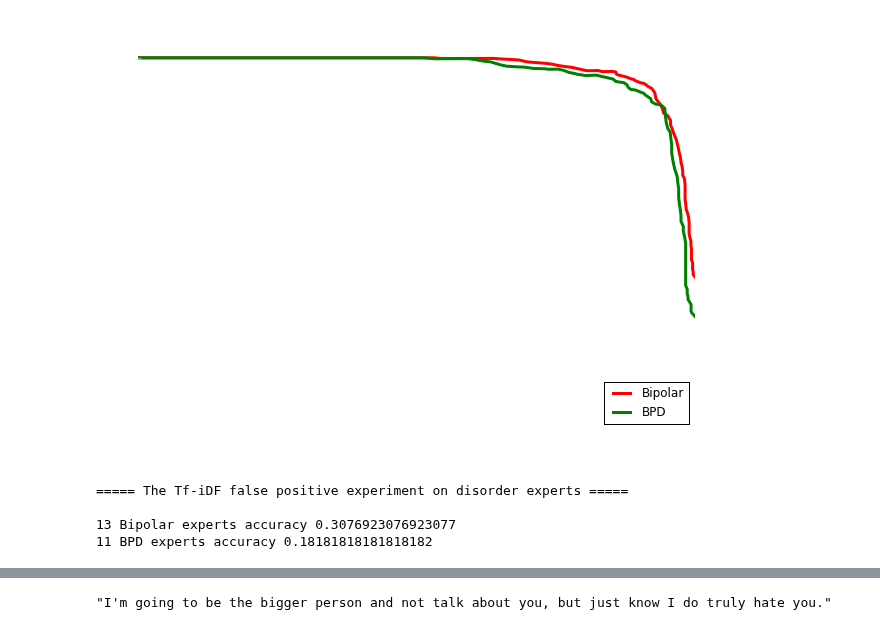
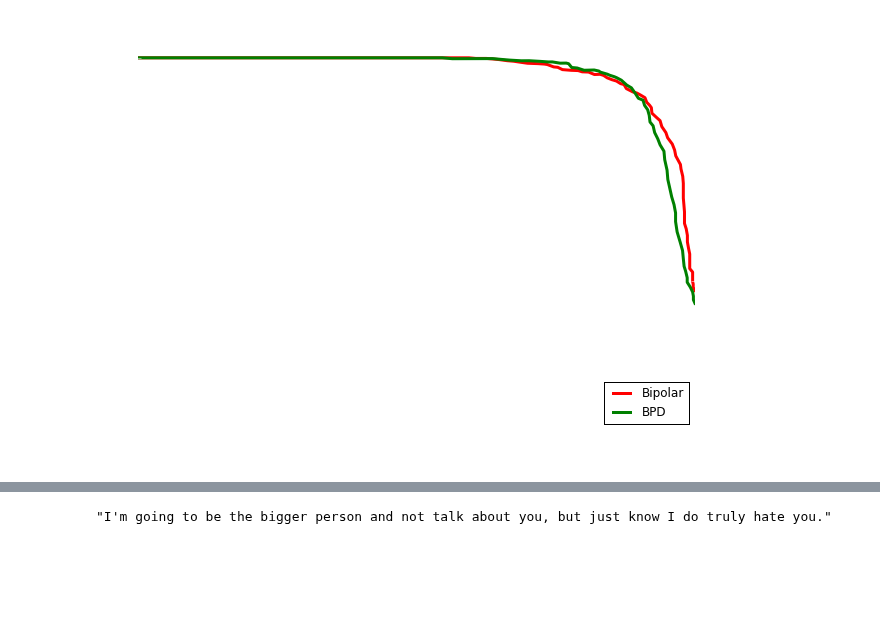
Before and after one commit to omarsar/midas_api, a Jupyter notebook: 4_prediction_visualization/prediction_evaluation.ipynb, the cells around one changed output, grey strips where cells are left out. Drawn from its saved outputs; the diff is of its cells as text; code cells hidden in the pictures; blank space fills up the shorter version.

Commit message:
The total summary of data distribution. Cross classification and experts experiements

```diff
--- a/4_prediction_visualization/prediction_evaluation.ipynb
+++ b/4_prediction_visualization/prediction_evaluation.ipynb
@@ -192,16 +193,39 @@ class TextFeatureGroups(object):
         self.text_models = []
         self.classifiers = []
         for group in groups:
-            total_texts = base_texts
             group_texts = group.getTexts()
+            total_texts = base_texts  + group_texts
             if model == "Tf-iDF":
                 text_model = TfidfVectorizer(stop_words="english",ngram_range = (1,2))
             text_model.fit(total_texts)
-            X,Y = text_model.transform(group_texts),  np.ones(group.getSize(), dtype=int)
+            X = text_model.transform(total_texts)
+            Y = np.array([0] * base.getSize() + [1]*group.getSize(), dtype=int)
             classifier  = RandomForestClassifier(n_jobs=-1, max_features="sqrt", n_estimators=128)
             classifier.fit(X,Y)
             self.classifiers.append(classifier)
             self.text_models.append(text_model)
+
+
+    def reportFeatures(self, name, k=50):
+        index = self.name_to_index[name]
+        text_model = self.text_models[index]
+        classifier = self.classifiers[index]
+
+
+
+
+    def getGroup(self,name):
+        index = self.name_to_index[name]
+        return self.group[index]
+
+    def classify(self,name, group):
+        index = self.name_to_index[name]
+        classifier = self.classifiers[index]
+        text_model = self.text_models[index]
+        X = text_model.transform(group.getTexts())
+        return classifier.predict(X)
+
+
 
     def renderPrecisionRecall(self,colors=['r','g','b',"y","w"], n_fold = 30):
         classifier  = RandomForestClassifier(n_jobs=-1, max_features="sqrt", n_estimators=128)
@@ -273,8 +297,8 @@ class TextFeatureGroups(object):
 
 
 
-tdidf_groups = TextFeatureGroups(regular_group, [bipolar_all,BPD_all])
-tdidf_groups.renderPrecisionRecall()
+tfidf_groups = TextFeatureGroups(regular_group, [bipolar_all,BPD_all])
+tfidf_groups.renderPrecisionRecall()
 # %% [output]
 493 Normal and 284 Bipolar in Training Data
 55 Normal and 32 Bipolar in Test Data
@@ -281,45 +306,3 @@ tdidf_groups.renderPrecisionRecall()
 493 Normal and 217 BPD in Training Data
 55 Normal and 24 BPD in Test Data
-[figure, old version]
+[figure, new version]
-# %%
-#Expert experiemnt of Tf-iDF kinda sucks
-bipolar_experts =  getUsersTweets("patients","bipolar_experts")
-BPD_experts =  getUsersTweets("idea","coach_tweets_emotion")
-
-#Transform raw tweets into timeSeries data.
-BPD_experts_timeSeries = timeSeriesTransform(BPD_experts)
-bipolar_experts_timeSeries = timeSeriesTransform(bipolar_experts)
-
-#Filter and clean the timeSeries data
-BPD_experts_clean = userFilter(BPD_experts_timeSeries)
-bipolar_experts_clean = userFilter(bipolar_experts_timeSeries)
-
-
-bipolar_X,bipolar_Y = XYGenerator(bipolar_labeled_data)
-BPD_X,BPD_Y = XYGenerator(BPD_labeled_data)
-
-bipolar_classifier = RandomForestClassifier(n_jobs=-1, max_features="sqrt", n_estimators=128)
-BPD_classifier = RandomForestClassifier(n_jobs=-1, max_features="sqrt", n_estimators=128)
-
-
-bipolar_experts_X = bipolar_text_model.transform(["\n".join(timeSeries["text"].values) for timeSeries in bipolar_experts_clean])
-BPD_experts_X = BPD_text_model.transform(["\n".join(timeSeries["text"].values) for timeSeries in BPD_experts_clean])
-
-bipolar_experts_Y = np.zeros(len(bipolar_experts_clean),dtype=int)
-BPD_experts_Y = np.zeros(len(BPD_experts_clean),dtype=int)
-
-bipolar_classifier.fit(bipolar_X, bipolar_Y)
-BPD_classifier.fit(BPD_X, BPD_Y)
-
-bipolar_result = bipolar_classifier.score(bipolar_experts_X,bipolar_experts_Y)
-BPD_result = BPD_classifier.score(BPD_experts_X,BPD_experts_Y)
-
-print("===== The Tf-iDF false positive experiment on disorder experts =====\n")
-
-print("{} {} experts accuracy {}".format(len(bipolar_experts_Y),"Bipolar",bipolar_result))
-print("{} {} experts accuracy {}".format(len(BPD_experts_Y),"BPD",BPD_result))
-# %% [output]
-===== The Tf-iDF false positive experiment on disorder experts =====
-
-13 Bipolar experts accuracy 0.3076923076923077
-11 BPD experts accuracy 0.18181818181818182
```
Also changed, not shown: parts of 6 cells of this notebook, 1 other file.
